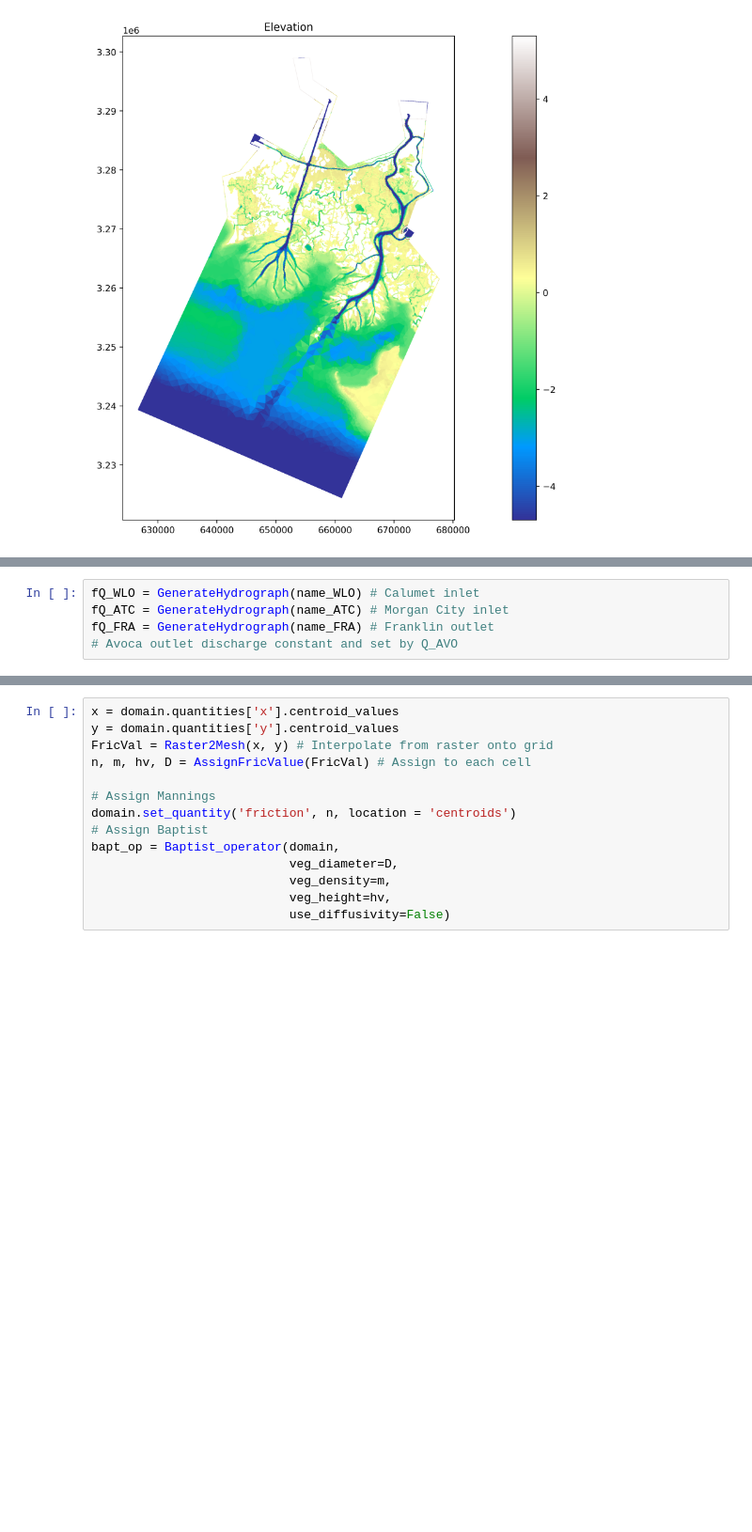
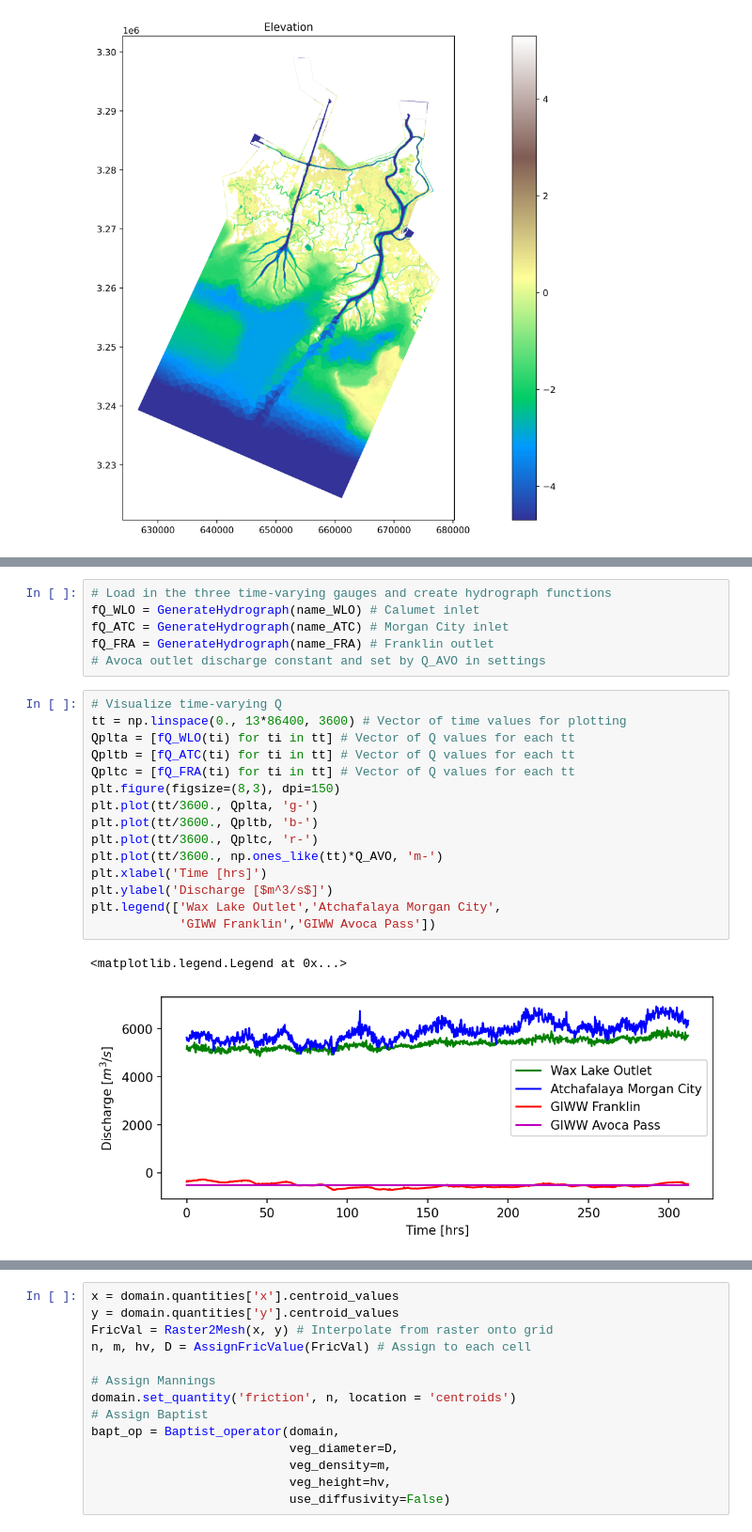
Before and after one commit to ornldaac/deltax_workshop_2022, a Jupyter notebook: WLAD_Model/WLAD_Notebook.ipynb, the cells around one changed output, grey strips where cells are left out. Shown at 94% size. Saved outputs shown, nothing was run; the diff lists cells and outputs as text; blank space fills up the shorter version.

```diff
--- a/WLAD_Model/WLAD_Notebook.ipynb
+++ b/WLAD_Model/WLAD_Notebook.ipynb
@@ -219,6 +251,25 @@ domain.set_boundary({'bay': Bout, 'sides': Br})
 # %%
+# Load in the three time-varying gauges and create hydrograph functions
 fQ_WLO = GenerateHydrograph(name_WLO) # Calumet inlet
 fQ_ATC = GenerateHydrograph(name_ATC) # Morgan City inlet
 fQ_FRA = GenerateHydrograph(name_FRA) # Franklin outlet
-# Avoca outlet discharge constant and set by Q_AVO
+# Avoca outlet discharge constant and set by Q_AVO in settings
+# %%
+# Visualize time-varying Q
+tt = np.linspace(0., 13*86400, 3600) # Vector of time values for plotting
+Qplta = [fQ_WLO(ti) for ti in tt] # Vector of Q values for each tt
+Qpltb = [fQ_ATC(ti) for ti in tt] # Vector of Q values for each tt
+Qpltc = [fQ_FRA(ti) for ti in tt] # Vector of Q values for each tt
+plt.figure(figsize=(8,3), dpi=150)
+plt.plot(tt/3600., Qplta, 'g-')
+plt.plot(tt/3600., Qpltb, 'b-')
+plt.plot(tt/3600., Qpltc, 'r-')
+plt.plot(tt/3600., np.ones_like(tt)*Q_AVO, 'm-')
+plt.xlabel('Time [hrs]')
+plt.ylabel('Discharge [$m^3/s$]')
+plt.legend(['Wax Lake Outlet','Atchafalaya Morgan City',
+            'GIWW Franklin','GIWW Avoca Pass'])
+# %% [output]
+<matplotlib.legend.Legend at 0x...>
+[figure, added]
 # %%
```
Also changed, not shown: parts of 29 cells of this notebook.
